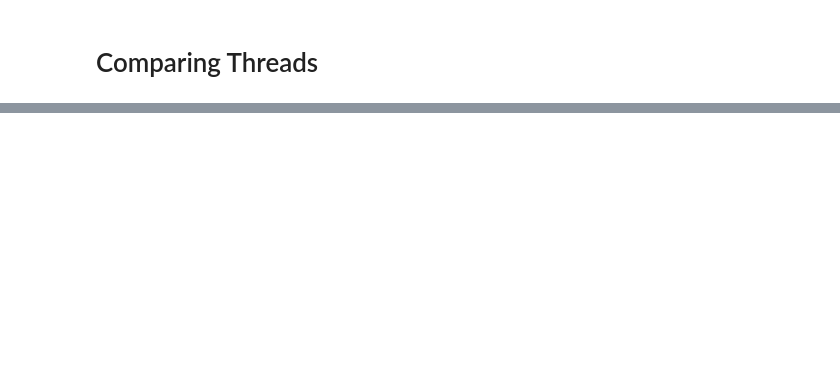
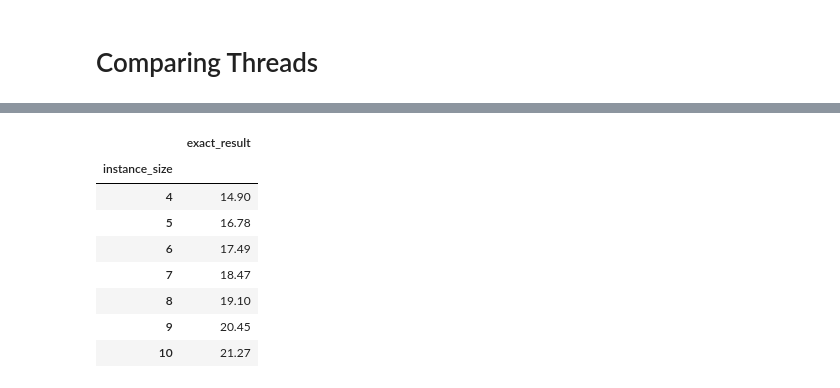
Before and after one commit to jakubjanak2004/TravellingSalesmanSolver, a Jupyter notebook: data_analysis/solver_comparision.ipynb, the cells around one changed output, grey strips where cells are left out. Saved outputs shown, nothing was run; the diff lists cells and outputs as text; code cells hidden in the pictures; blank space fills up the shorter version.

```diff
--- a/data_analysis/solver_comparision.ipynb
+++ b/data_analysis/solver_comparision.ipynb
@@ -195,0 +234,12 @@ plt.show()
+# %%
+exact.head(10)
+# %% [output]
+|  | exact_result |
+| instance_size |  |
+| 4 | 14.90 |
+| 5 | 16.78 |
+| 6 | 17.49 |
+| 7 | 18.47 |
+| 8 | 19.10 |
+| 9 | 20.45 |
+| 10 | 21.27 |
```
Also changed, not shown: parts of 18 cells of this notebook, 5 other files.
